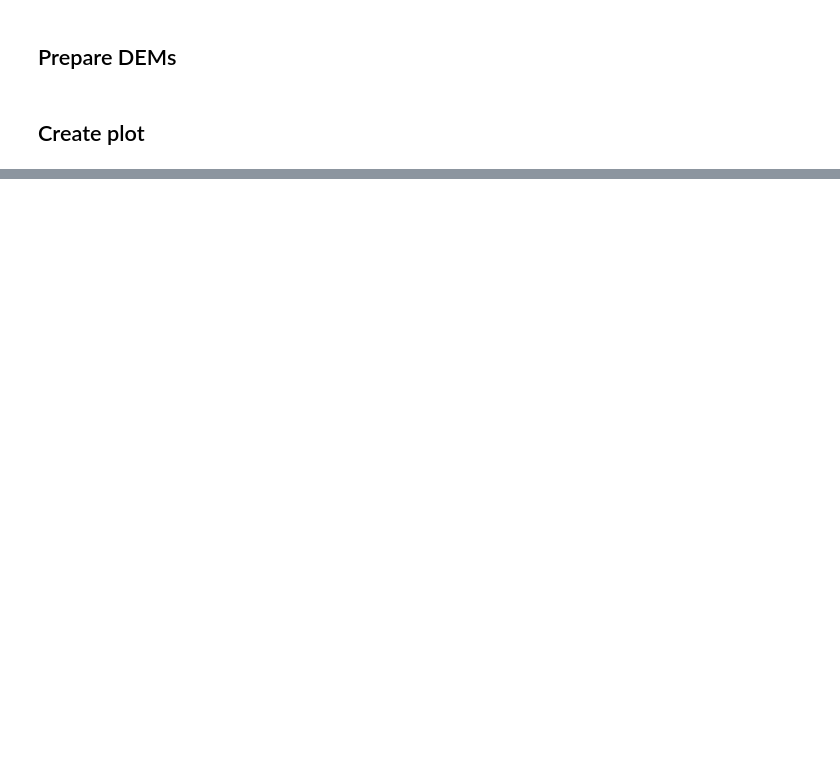
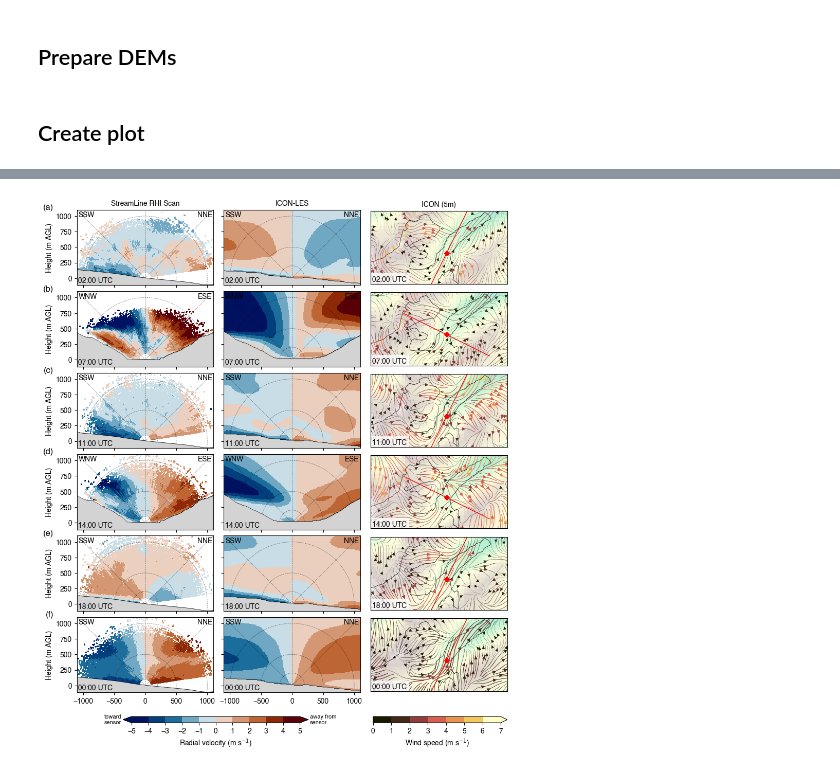
Before and after one commit to ClimLabTools/icon_validation, a Jupyter notebook: notebooks/fig_rhi_icon_2D.ipynb, the cells around one changed output, grey strips where cells are left out. Cells and saved outputs as stored; diff of their text form; code cells hidden in the pictures; blank space fills up the shorter version.

Commit message:
updated RHI datasets and plotting

```diff
--- a/notebooks/fig_rhi_icon_2D.ipynb
+++ b/notebooks/fig_rhi_icon_2D.ipynb
@@ -78,0 +91,4 @@ for angle in rhi_angles:
+# %%
+# get outline of Hintereisferner (HEF)
+rgi = gpd.read_file('/Users/geoalxx/Python/icon_validation/data_in/Glacier_Outlines_v370_2030_smoothed.geojson')
+rgi_hef = rgi.loc[rgi['rgi_id'] == 'RGI60-11.00897']
@@ -78,0 +103,4 @@ for angle in rhi_angles:
+# %%
+# get scan line geometries
+gdf_scan_line = gpd.read_file('../data_in/H3_lidar_RHI_data.gpkg', layer='scan_lines_2000m')
+gdf_scan_line = gdf_scan_line.to_crs('EPSG:4326')
@@ -164 +236,13 @@ def plot_icon_tile(ax, angle, t):
+# %%
+# discrete colormaps
+vmin, vmax = -5.0, 5.0 # boundary values for the rv colormap
+rv_step = 1
+
+bounds_rv = np.arange(vmin, vmax+rv_step, rv_step)
+cmap_rv = plt.get_cmap(cm.vik)
+norm_rv = BoundaryNorm(bounds_rv, ncolors=cmap_rv.N, clip=True)
+
+bounds_ws = np.arange(0, 8, 1)
+cmap_ws = plt.get_cmap(cm.lajolla)
+norm_ws = BoundaryNorm(bounds_ws, ncolors=cmap_ws.N, clip=True)
 # %%
@@ -218,0 +302,67 @@ plt.show()
+# %%
+fig, axs = plt.subplots(nrows=6, ncols=3, figsize=(9,12), sharex='col')
+
+# define full hour and angle (h,a) settings for plotting
+plt_config = [(2,25), (7,115), (11,25), (14,115), (18,25), (24,25)]
+
+# plot tiles for each row
+for i,c in enumerate(plt_config):
+    t = int(c[0] * 2) # convert hour to half-hour index
+    angle = c[1]
+
+    pcm = plot_rhi_tile(axs[i, 0], angle, t)
+    plot_icon_tile(axs[i, 1], angle, t)
+    sp = plot_windstream_tile(axs[i, 2], angle, t)
+
+
+# limits and grid (first two columns)
+for i,ax in enumerate(axs.flat):
+    for s in ax.spines.values(): s.set_zorder(50)
+    if i % 3 < 2:
+        ax.set_xlim(-1100, 1100)
+        ax.set_ylim(min(zmin.values()),1100)
+        ax.set_aspect("equal")
+        add_range_semicircles_and_gridlines(ax, radii=[200, 500, 1000], zorder=8,
+                                            lw=.5, ls='--', color='black', alpha = 0.5)
+
+    if i % 3 == 1:
+        ax.tick_params(labelleft=False)
+
+# column titles
+axs[0][0].set_title('StreamLine RHI Scan', fontsize=10)
+axs[0][1].set_title('ICON-LES', fontsize=10)
+axs[0][2].set_title('ICON (5m)', fontsize=10)
+
+# panel letters
+import string
+for ax, letter in zip(axs[:,0], string.ascii_lowercase):
+    ax.set_ylabel('Height (m AGL)')
+    x=-0.17
+    ax.text(
+        x, .98, f'({letter})',
+        transform=ax.transAxes,
+        fontsize=12, fontweight='bold',
+        va='bottom', ha='right'
+    )
+
+# colorbar for RHI scans
+cax = fig.add_axes([0.15, 0.12, 0.4, 0.01])
+cbar = fig.colorbar(pcm, cax=cax, orientation="horizontal",extend='both',
+             boundaries=bounds_rv, ticks=bounds_rv,
+             label=r"Radial velocity (m s$^{-1}$)")
+cbar.ax.text(-0.06, .5, "toward\nsensor", transform=cbar.ax.transAxes, ha='right', va='center', fontsize=8)
+cbar.ax.text(1.06, 0.5, "away from\nsensor", transform=cbar.ax.transAxes, ha='left', va='center', fontsize=8)
+
+# colorbar for streamplot
+cax = fig.add_axes([0.69, 0.12, 0.29, 0.01])
+fig.colorbar(sp.lines, cax=cax, orientation="horizontal",extend='max',
+             label=r"Wind speed (m s$^{-1}$)")
+
+# final formatting
+fig.subplots_adjust(left=0.05, right=0.98, top=1, bottom=0.12, wspace=0.075, hspace=-0.4)
+
+# save figures
+plt.savefig(fig_png_dir + f'HEF_RHI_ICON_{dt_from.strftime('%Y%m%d')}.png', dpi=150, bbox_inches = 'tight', pad_inches = 0)
+plt.savefig(fig_pdf_dir + f'HEF_RHI_ICON_{dt_from.strftime('%Y%m%d')}.pdf', dpi=300, bbox_inches = 'tight', pad_inches = 0)
+# %% [output]
+[figure, added]
```
Also changed, not shown: parts of 8 cells of this notebook, 6 other files.
